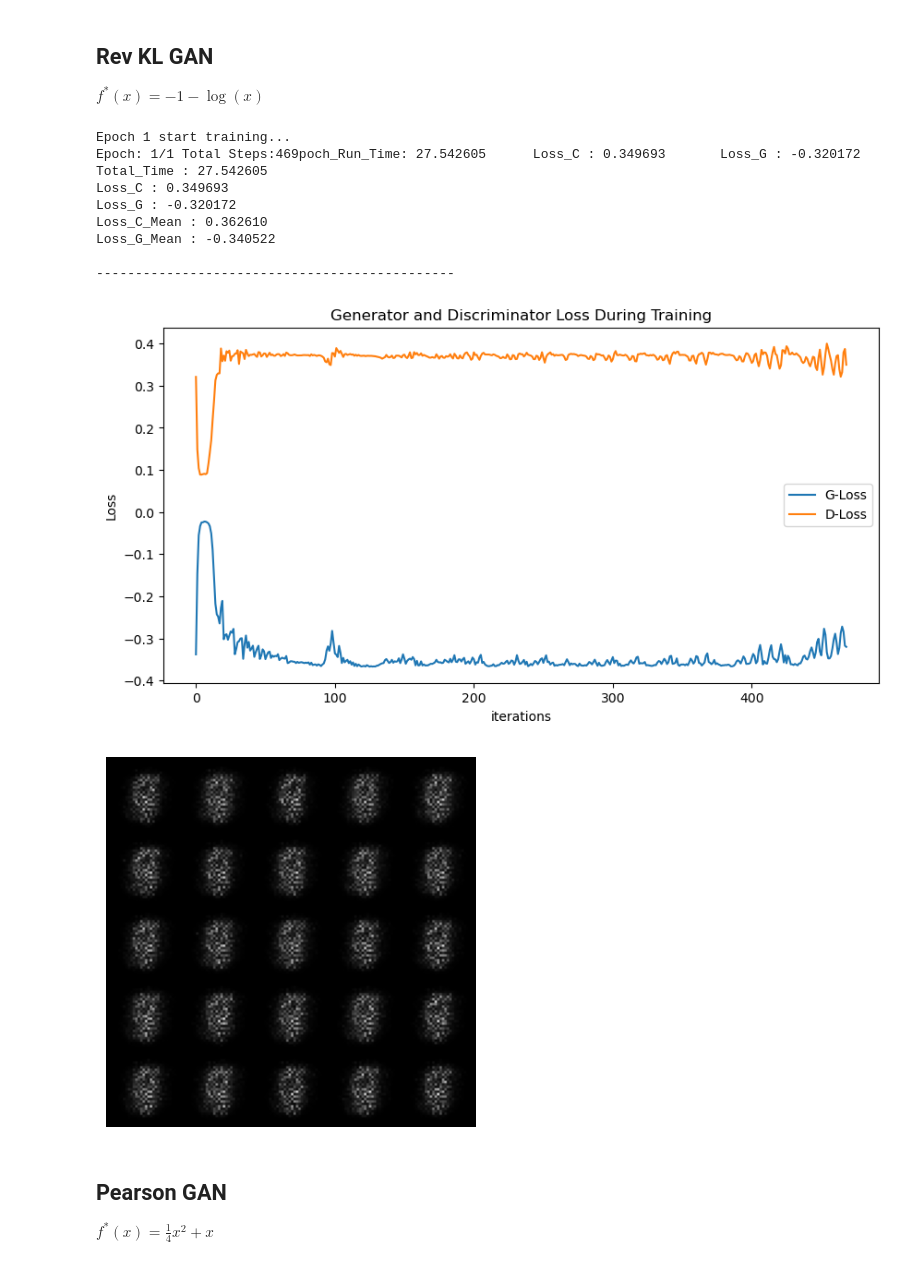
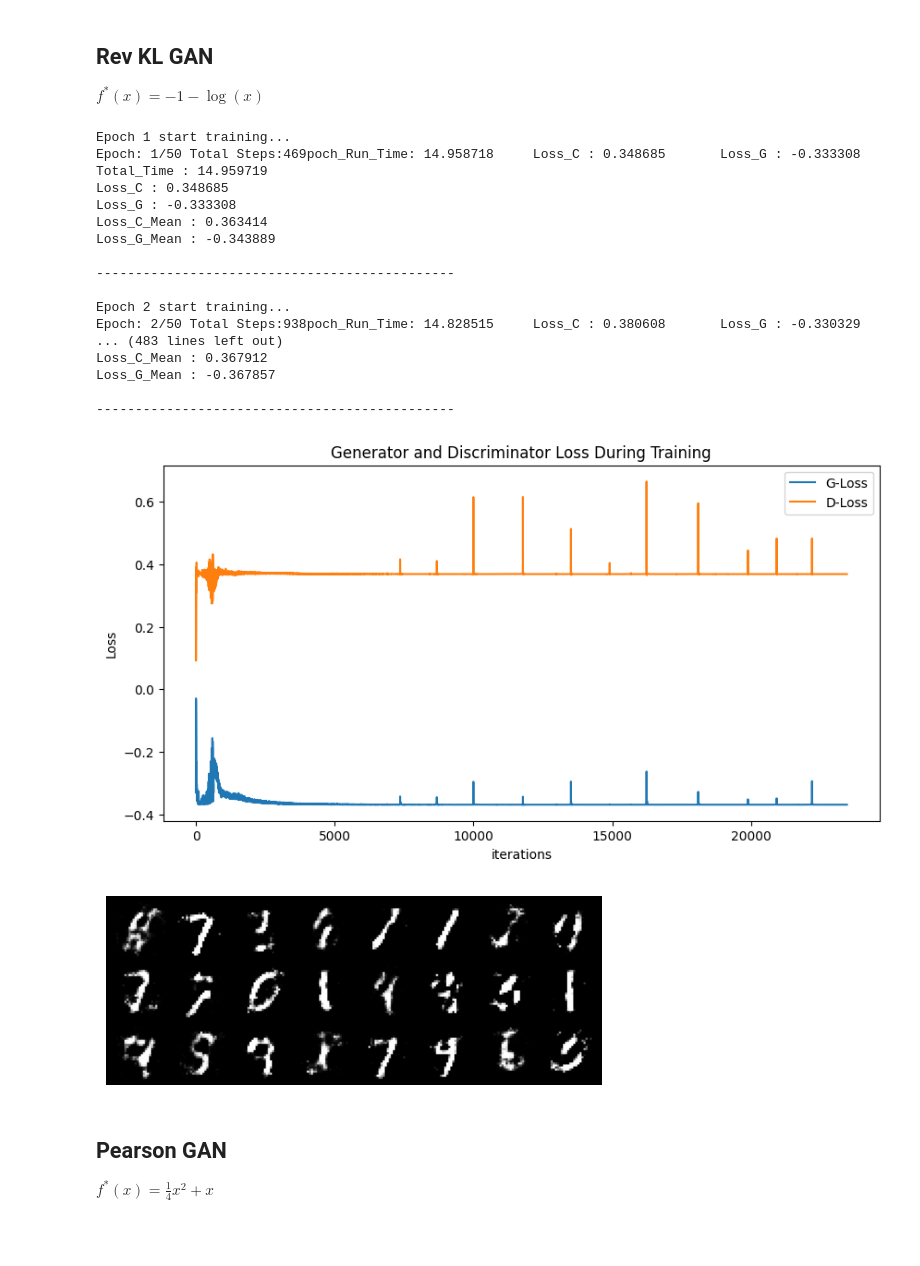
Before and after one commit to AlexF1994/bhsgan, a Jupyter notebook: mnist.ipynb, the cells around one changed output. Drawn from its saved outputs; the diff is of its cells as text; code cells hidden in the pictures; blank space fills up the shorter version.

```diff
--- a/mnist.ipynb
+++ b/mnist.ipynb
@@ -172,11 +221,16 @@ plot_tensor_images(generated_images_kl, num_images=25)
 ## Rev KL GAN
 $f^*(x) = -1 - \log(x)$
 # %%
-torch.manual_seed(2)
-random.seed(2)
+torch.manual_seed(96)
+random.seed(96)
 
-training_params_RKL = TrainingParams(lr_dis=0.0002, lr_gen=0.0002, num_epochs=1, num_dis_updates=4, num_gen_updates=3,
-                                    beta_1=0.5, batch_size=batch_size_bhs)
+training_params_RKL = TrainingParams(lr_dis=0.0002,
+                                     lr_gen=0.0002,
+                                     num_epochs=50,
+                                     num_dis_updates=4,
+                                     num_gen_updates=3,
+                                     beta_1=0.5,
+                                     batch_size=batch_size_bhs)
 generator_RKL = GeneratorBhsMnist(latent_dim_bhs)
 discriminator_RKL = DiscriminatorBhsMnist(RevKlActivation, 28 * 28)
 trainer_rkl = Trainer(training_params_RKL, generator_RKL, discriminator_RKL, device=device)
@@ -184,20 +238,30 @@ trainer_rkl = Trainer(training_params_RKL, generator_RKL, discriminator_RKL, dev
 trained_rklgan = trainer_rkl.train_gan(dataloader, get_dis_loss_rkl, get_gen_loss_rkl, False, flatten_dim=28 * 28)
 # %% [output]
 Epoch 1 start training...
-Epoch: 1/1 Total Steps:469poch_Run_Time: 27.542605      Loss_C : 0.349693       Loss_G : -0.320172
-Total_Time : 27.542605
-Loss_C : 0.349693
-Loss_G : -0.320172
-Loss_C_Mean : 0.362610
-Loss_G_Mean : -0.340522
+Epoch: 1/50 Total Steps:469poch_Run_Time: 14.958718     Loss_C : 0.348685       Loss_G : -0.333308
+Total_Time : 14.959719
+Loss_C : 0.348685
+Loss_G : -0.333308
+Loss_C_Mean : 0.363414
+Loss_G_Mean : -0.343889
 
 ----------------------------------------------
+
+Epoch 2 start training...
+Epoch: 2/50 Total Steps:938poch_Run_Time: 14.828515     Loss_C : 0.380608       Loss_G : -0.330329
+... (483 lines left out)
+Loss_C_Mean : 0.367912
+Loss_G_Mean : -0.367857
+
+----------------------------------------------
 # %%
 plot_losses(trained_rklgan.generator_losses, trained_rklgan.discriminator_losses)
 # %% [output]
-[figure, old version]
+[figure, new version]
 # %%
+torch.manual_seed(12)
+test_noise_bhs = get_noise(24, latent_dim_bhs, device)
 generated_images_rkl = trained_rklgan.generator(test_noise_bhs)
 plot_tensor_images(generated_images_rkl, num_images=25)
 # %% [output]
-[figure, old version]
+[figure, new version]
```
Also changed, not shown: parts of 32 cells of this notebook, 13 other files.
